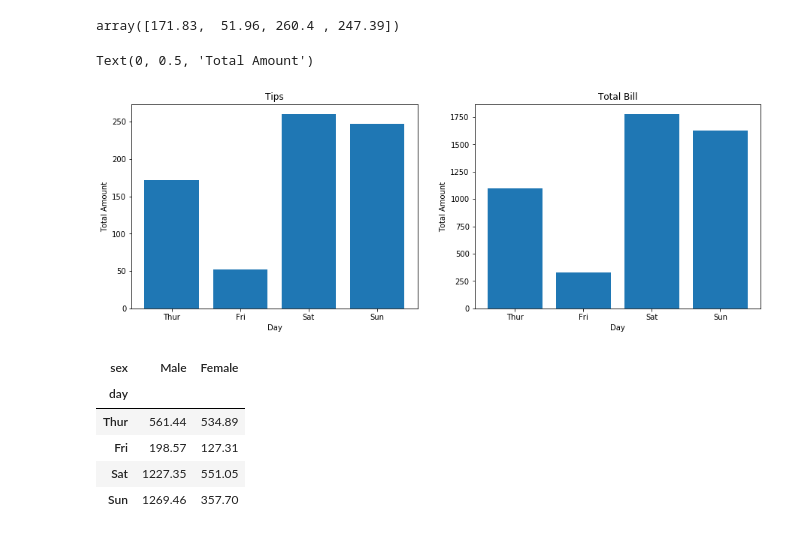
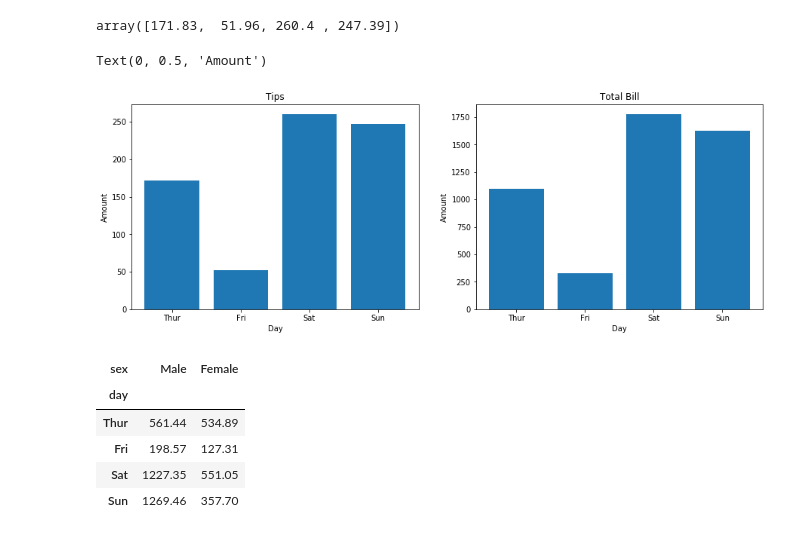
Before and after one commit to srikanthpragada/DS_16_AUG_2019, a Jupyter notebook: matplotlibdemo.ipynb, the cells around one changed output. Cells and saved outputs as stored; diff of their text form; code cells hidden in the pictures.

```diff
--- a/matplotlibdemo.ipynb
+++ b/matplotlibdemo.ipynb
@@ -95,18 +94,18 @@ array([171.83,  51.96, 260.4 , 247.39])
 # %%
 fig,ax = plt.subplots(1,2)
 fig.set_size_inches(15,5)
 ax[0].bar(x = total_tip.index, height = total_tip.values)
 ax[0].set_title("Tips")
 ax[0].set_xlabel("Day")
-ax[0].set_ylabel("Total Amount")
+ax[0].set_ylabel("Amount")
 
 ax[1].bar(x = total_bill.index, height = total_bill.values)
 ax[1].set_title("Total Bill")
 ax[1].set_xlabel("Day")
-ax[1].set_ylabel("Total Amount")
+ax[1].set_ylabel("Amount")
 # %% [output]
-Text(0, 0.5, 'Total Amount')
+Text(0, 0.5, 'Amount')
-[figure, old version]
+[figure, new version]
 # %%
 total = pd.pivot_table(data = tips, index="day",columns='sex',values='total_bill',aggfunc='sum')
 total
```
Also changed, not shown: parts of 7 cells of this notebook.
